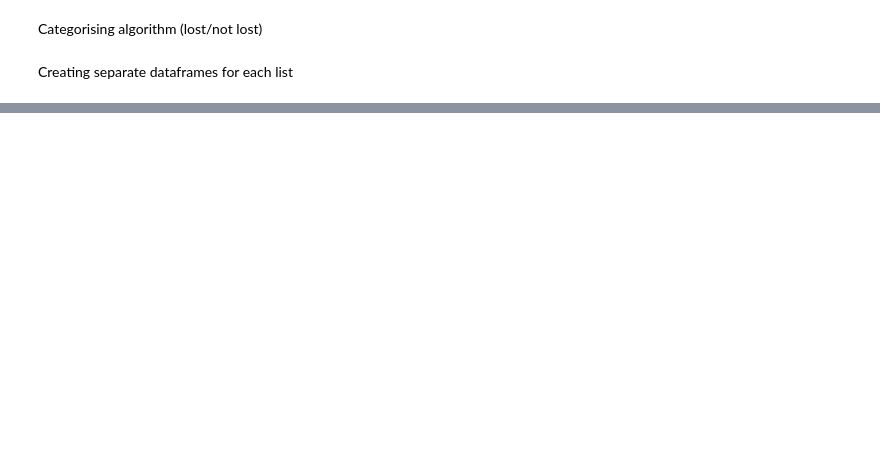
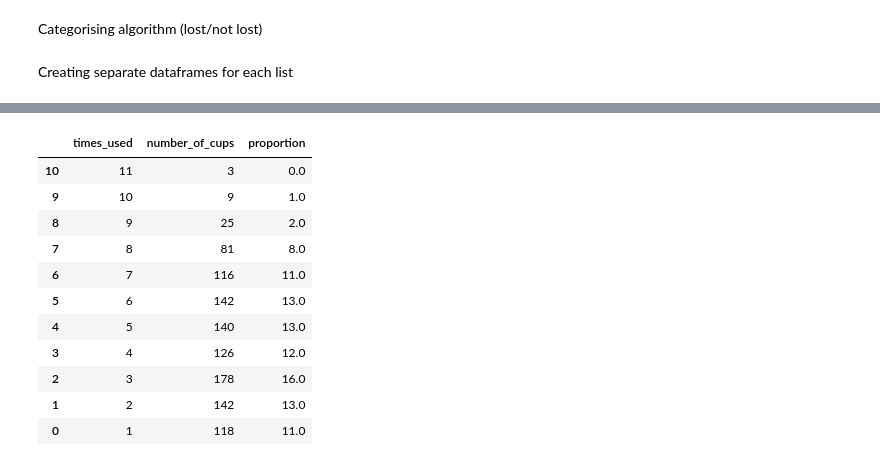
Before and after one commit to arihant-jain/BorrowCup-Data-Analysis, a Jupyter notebook: LostCupsGraph.ipynb, the cells around one changed output, grey strips where cells are left out. Saved outputs shown, nothing was run; the diff lists cells and outputs as text; code cells hidden in the pictures; blank space fills up the shorter version.

```diff
--- a/LostCupsGraph.ipynb
+++ b/LostCupsGraph.ipynb
@@ -14,0 +15,5 @@ Accessing database
+# %%
+fetchSaleData = True
+fetchReturnData = True
+
+lastUpdatedInDays = 1
@@ -40,0 +94,18 @@ Building dataframes
+# %%
+if fetchReturnData:
+    print('Getting Return data... Please wait!')
+    startTime = time()
+
+    # get return data
+    response = get('https://' + domain + 'return')
+    returnData = response.json()
+
+    print('Took', round(time() - startTime, 2), 'seconds to get Return data.')
+
+    # save locally for later reuse
+    with open('./data files/rawReturnData.json', 'w') as fp:
+        json.dump(returnData, fp, indent=4)
+else:
+    # use locally saved data
+    with open('./data files/rawReturnData.json', 'r') as fp:
+        returnData = json.load(fp)
@@ -97,7 +179,7 @@ lost_list = []
 # Function to convert string to datetime
 def convert(date_time):
     format = '%b %d %Y %I:%M%p' # The format
-    datetime_str = datetime.datetime.strptime(date_time, format)
+    datetime_str = datetime.strptime(date_time, format)
 
     return datetime_str
 
@@ -169,0 +265,22 @@ fig.show()
+# %%
+notlost_df = df[~df['cup_id'].isin(lost_list)]
+returnDF = notlost_df[notlost_df['current_type']==0]
+timesUsedDF = returnDF.groupby('cup_id').size().reset_index(name='times_used')
+total_cups = len(timesUsedDF['cup_id'])
+numCupsByTimesUsedDF = timesUsedDF.groupby('times_used').size().reset_index(name='number_of_cups').sort_values(by='times_used', ascending=False)
+numCupsByTimesUsedDF.loc[:, 'proportion'] = round(numCupsByTimesUsedDF['number_of_cups'] / total_cups*100)
+
+numCupsByTimesUsedDF
+# %% [output]
+|  | times_used | number_of_cups | proportion |
+| 10 | 11 | 3 | 0.0 |
+| 9 | 10 | 9 | 1.0 |
+| 8 | 9 | 25 | 2.0 |
+| 7 | 8 | 81 | 8.0 |
+| 6 | 7 | 116 | 11.0 |
+| 5 | 6 | 142 | 13.0 |
+| 4 | 5 | 140 | 13.0 |
+| 3 | 4 | 126 | 12.0 |
+| 2 | 3 | 178 | 16.0 |
+| 1 | 2 | 142 | 13.0 |
+| 0 | 1 | 118 | 11.0 |
```
Also changed, not shown: parts of 14 cells of this notebook, 14 other files.
